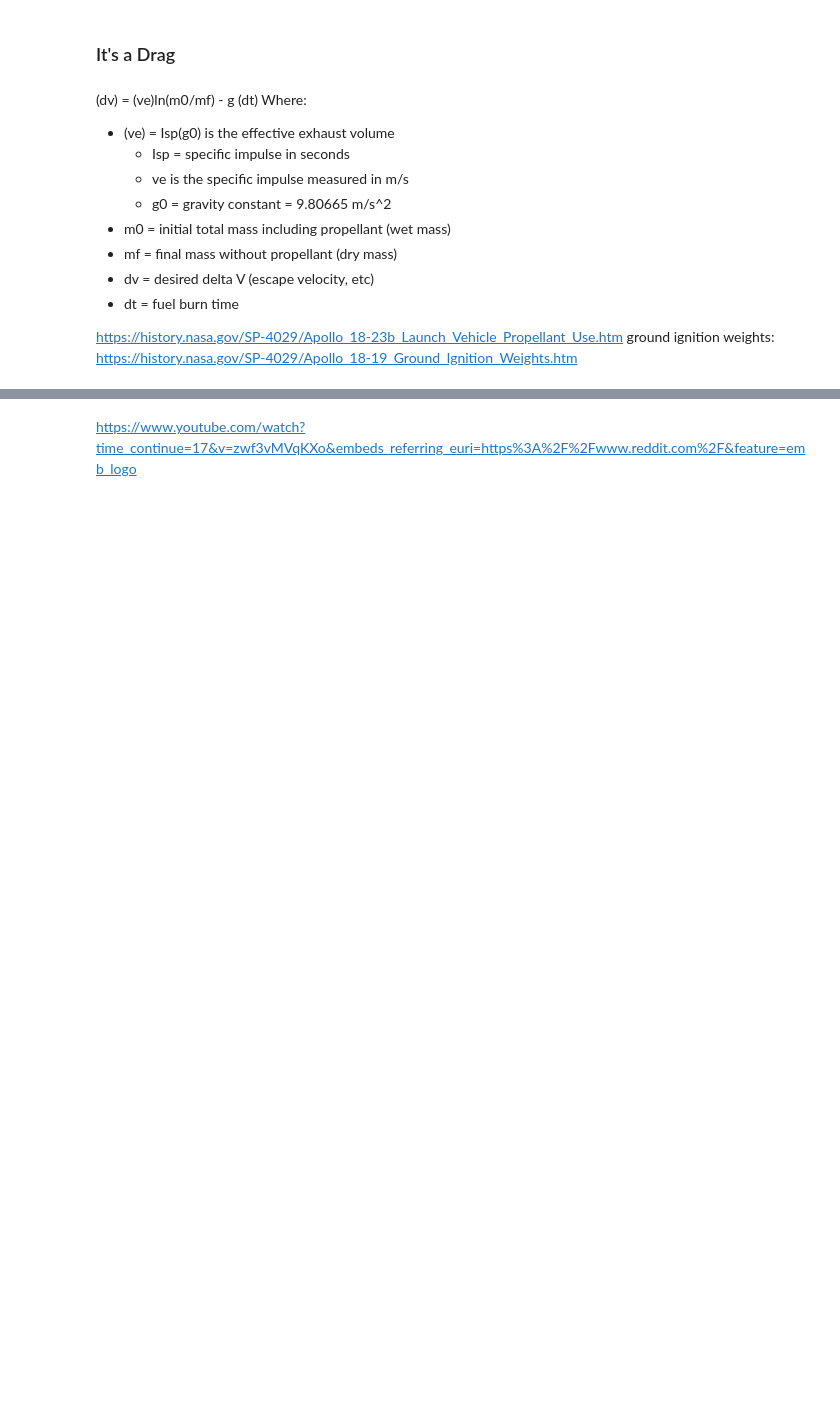
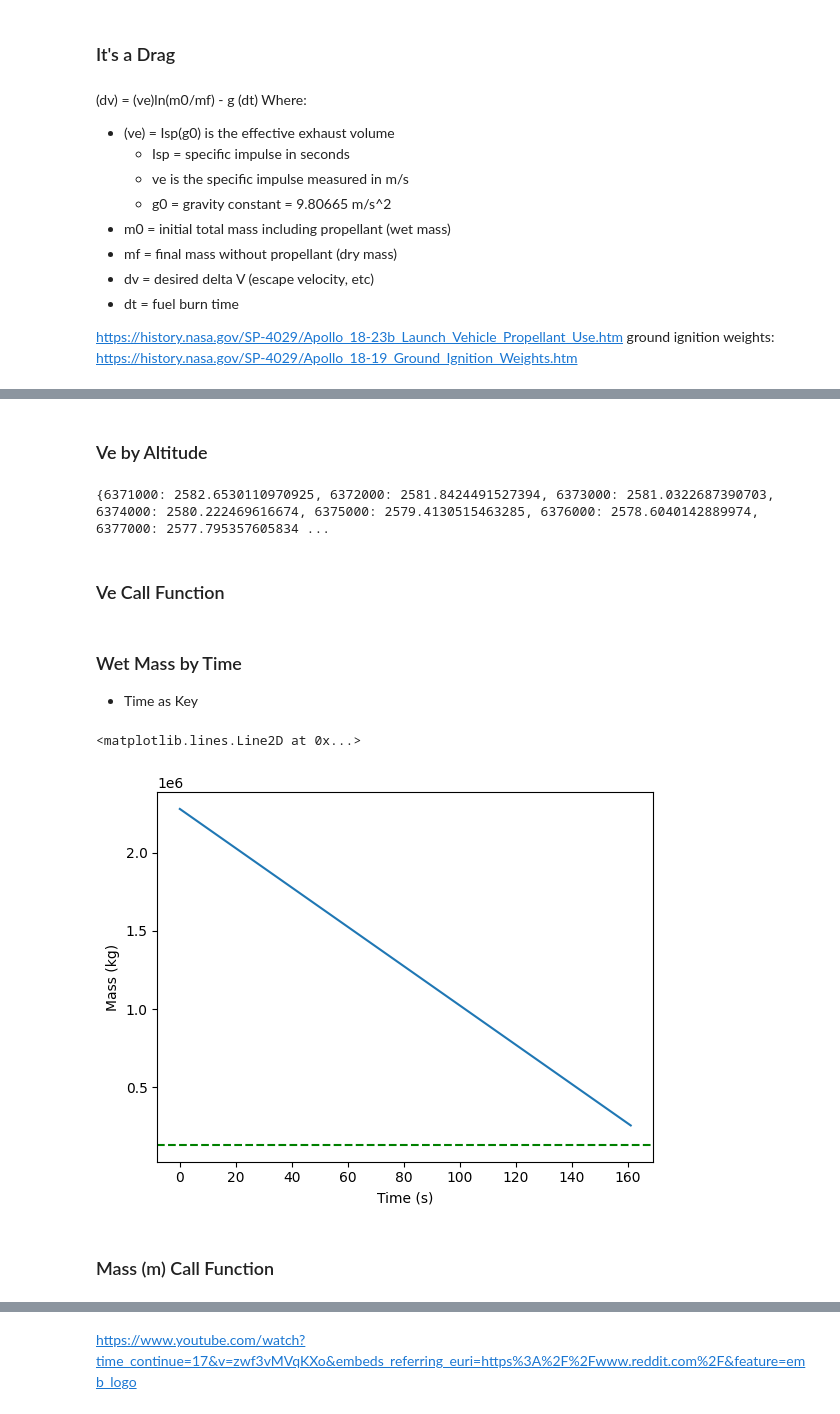
Before and after one commit to whmcconnell7170/Rocket_Launch_Simulator, a Jupyter notebook: What a Drag.ipynb, the cells around one changed output, grey strips where cells are left out. Saved outputs shown, nothing was run; the diff lists cells and outputs as text; code cells hidden in the pictures; blank space fills up the shorter version.

```diff
--- a/What a Drag.ipynb
+++ b/What a Drag.ipynb
@@ -35,0 +81,12 @@ M = 5.972 * (10**24) #kg #mass of earth
+# %% [markdown]
+### Ve by Altitude
+# %%
+key_ve = {}
+for i in altitude_range:
+    ve = isp * gravity_force(i)
+    key_ve[i] = ve
+print(key_ve)
+# %% [output]
+{6371000: 2582.6530110970925, 6372000: 2581.8424491527394, 6373000: 2581.0322687390703, 6374000: 2580.222469616674, 6375000: 2579.4130515463285, 6376000: 2578.6040142889974, 6377000: 2577.795357605834 ...
+# %% [markdown]
+### Ve Call Function
@@ -35,0 +96,22 @@ M = 5.972 * (10**24) #kg #mass of earth
+# %% [markdown]
+### Wet Mass by Time
+- Time as Key
+# %%
+# function for wet mass by time
+burntime_range = range(0, burntime, 1)
+key_wet_mass = {}
+for t in burntime_range:
+    wm = wetmass - (mdot * t)
+    key_wet_mass[t] = wm
+#print(key_wet_mass)
+plot_mass_time = list(key_wet_mass.keys())
+plot_mass_wet = list(key_wet_mass.values())
+plt.plot(plot_mass_time, plot_mass_wet)
+plt.xlabel('Time (s)')
+plt.ylabel('Mass (kg)')
+plt.axhline(y = drymass, color = 'g', linestyle = '--', label = 'Dry Mass')
+# %% [output]
+<matplotlib.lines.Line2D at 0x...>
+[figure, added]
+# %% [markdown]
+### Mass (m) Call Function
```
Also changed, not shown: parts of 17 cells of this notebook, 1 other file.
